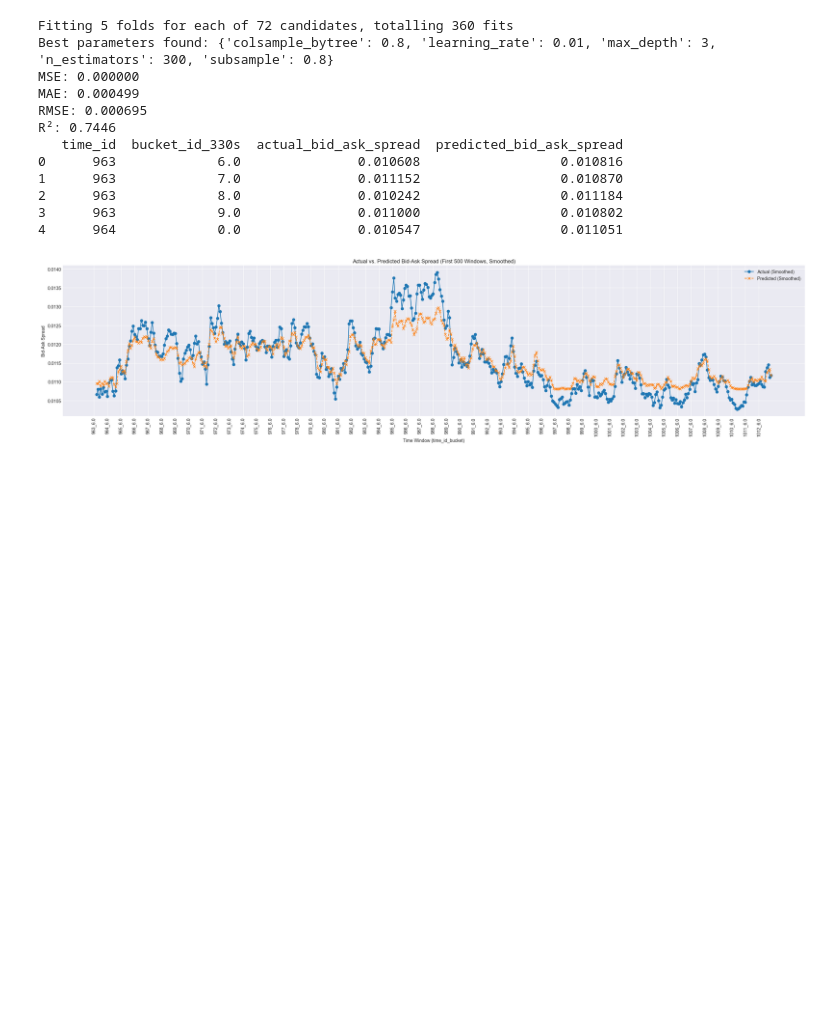
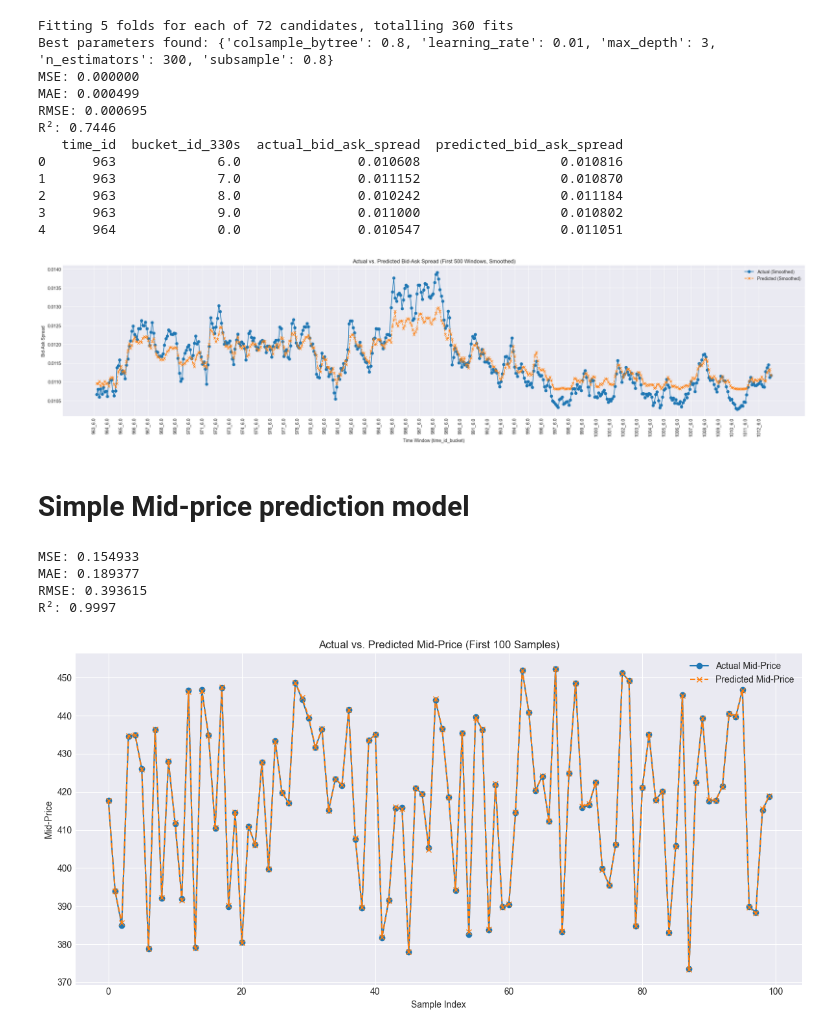
Before and after one commit to mofrui/volatility-analysis, a Jupyter notebook: research/BAS Prediction.ipynb, the cells around one changed output. Saved outputs shown, nothing was run; the diff lists cells and outputs as text; code cells hidden in the pictures; blank space fills up the shorter version.

```diff
--- a/research/BAS Prediction.ipynb
+++ b/research/BAS Prediction.ipynb
@@ -998,3 +1036,5 @@ plt.tight_layout()
 plt.show()
 # %% [output]
 [figure]
+# %% [markdown]
+# Simple Mid-price prediction model
@@ -1000,0 +1104,58 @@ plt.show()
+# %%
+from sklearn.linear_model import LinearRegression
+from sklearn.model_selection import train_test_split
+from sklearn.metrics import mean_squared_error, mean_absolute_error, r2_score
+import matplotlib.pyplot as plt
+
+# Drop NA rows (if any)
+model_df = feature_engineered_df.dropna(subset=['mid_price', 'wap', 'spread_pct', 'imbalance', 'depth_ratio', 'spread_variation', 'bid_ask_spread', 'realized_volatility'])
+
+# Define features and target
+features = [
+    'spread_pct', 'imbalance', 'depth_ratio',
+    'spread_variation', 'bid_ask_spread', 'mid_price',
+    'realized_volatility'
+]
+X = model_df[features]
+y = model_df['mid_price_lead1']
+
+# Train-test split
+X_train, X_test, y_train, y_test = train_test_split(X, y, test_size=0.2, random_state=42)
+
+# Fit a simple linear regression model
+model = LinearRegression()
+model.fit(X_train, y_train)
+
+# Predict mid-price on test set
+y_pred = model.predict(X_test)
+
+joblib.dump(model, "mid_price_model.pkl")
+
+# Evaluation
+mse = mean_squared_error(y_test, y_pred)
+mae = mean_absolute_error(y_test, y_pred)
+rmse = np.sqrt(mse)
+r2 = r2_score(y_test, y_pred)
+
+print(f"MSE: {mse:.6f}")
+print(f"MAE: {mae:.6f}")
+print(f"RMSE: {rmse:.6f}")
+print(f"R²: {r2:.4f}")
+
+# Plot results
+plt.figure(figsize=(12, 6))
+plt.plot(y_test.values[:100], label='Actual Mid-Price', marker='o')
+plt.plot(y_pred[:100], label='Predicted Mid-Price', marker='x', linestyle='--')
+plt.title("Actual vs. Predicted Mid-Price (First 100 Samples)")
+plt.xlabel("Sample Index")
+plt.ylabel("Mid-Price")
+plt.legend()
+plt.grid(True)
+plt.tight_layout()
+plt.show()
+# %% [output]
+MSE: 0.154933
+MAE: 0.189377
+RMSE: 0.393615
+R²: 0.9997
+[figure, added]
```
Also changed, not shown: parts of 10 cells of this notebook, 2 other files.
